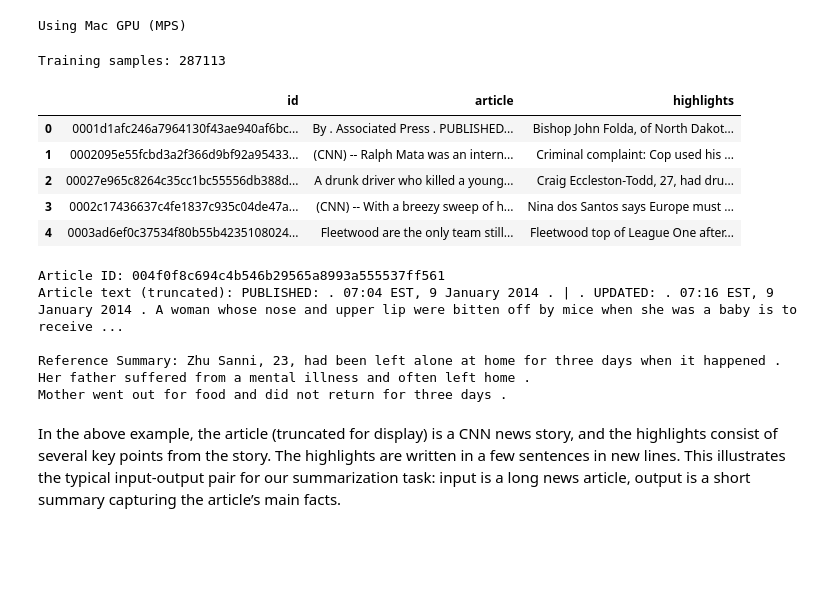
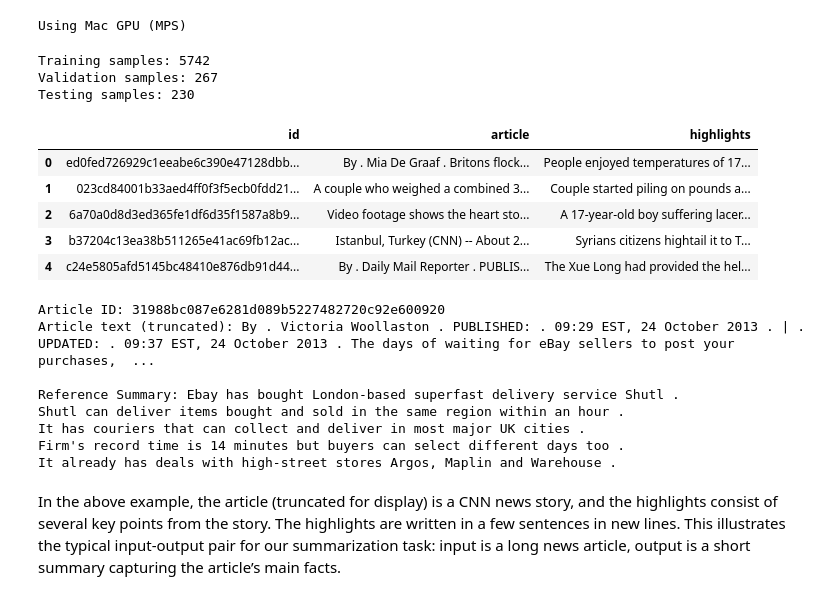
Before and after one commit to BikinGhimire/AITextSummarizer, a Jupyter notebook: Notebooks/Main.ipynb, the cells around one changed output. Cells and saved outputs as stored; diff of their text form; code cells hidden in the pictures; blank space fills up the shorter version.

```diff
--- a/Notebooks/Main.ipynb
+++ b/Notebooks/Main.ipynb
@@ -44,19 +45,28 @@ Using Mac GPU (MPS)
 # %%
 # Load the dataset
 train_df = pd.read_csv('../data/cnn_dailymail/train.csv')
 val_df   = pd.read_csv('../data/cnn_dailymail/validation.csv')
 test_df  = pd.read_csv('../data/cnn_dailymail/test.csv')
 
+# Select 2% of the DataFrame and reset the index without inplace=True
+train_df = train_df.sample(frac=0.02, random_state=42).reset_index(drop=True)
+val_df   = val_df.sample(frac=0.02, random_state=42).reset_index(drop=True)
+test_df  = test_df.sample(frac=0.02, random_state=42).reset_index(drop=True)
+
 print("Training samples:", len(train_df))
+print("Validation samples:", len(val_df))
+print("Testing samples:", len(test_df))
 train_df.head(5)
 # %% [output]
-Training samples: 287113
+Training samples: 5742
+Validation samples: 267
+Testing samples: 230
 |  | id | article | highlights |
-| 0 | 0001d1afc246a7964130f43ae940af6bc... | By . Associated Press . PUBLISHED... | Bishop John Folda, of North Dakot... |
-| 1 | 0002095e55fcbd3a2f366d9bf92a95433... | (CNN) -- Ralph Mata was an intern... | Criminal complaint: Cop used his ... |
-| 2 | 00027e965c8264c35cc1bc55556db388d... | A drunk driver who killed a young... | Craig Eccleston-Todd, 27, had dru... |
-| 3 | 0002c17436637c4fe1837c935c04de47a... | (CNN) -- With a breezy sweep of h... | Nina dos Santos says Europe must ... |
-| 4 | 0003ad6ef0c37534f80b55b4235108024... | Fleetwood are the only team still... | Fleetwood top of League One after... |
+| 0 | ed0fed726929c1eeabe6c390e47128dbb... | By . Mia De Graaf . Britons flock... | People enjoyed temperatures of 17... |
+| 1 | 023cd84001b33aed4ff0f3f5ecb0fdd21... | A couple who weighed a combined 3... | Couple started piling on pounds a... |
+| 2 | 6a70a0d8d3ed365fe1df6d35f1587a8b9... | Video footage shows the heart sto... | A 17-year-old boy suffering lacer... |
+| 3 | b37204c13ea38b511265e41ac69fb12ac... | Istanbul, Turkey (CNN) -- About 2... | Syrians citizens hightail it to T... |
+| 4 | c24e5805afd5145bc48410e876db91d44... | By . Daily Mail Reporter . PUBLIS... | The Xue Long had provided the hel... |
 # %%
 # Show a sample article and its highlights (summary)
 sample = train_df.iloc[96]
@@ -64,12 +74,14 @@ print("Article ID:", sample['id'])
 print("Article text (truncated):", sample['article'][:300], "...")
 print("\nReference Summary:", sample['highlights'])
 # %% [output]
-Article ID: 004f0f8c694c4b546b29565a8993a555537ff561
-Article text (truncated): PUBLISHED: . 07:04 EST, 9 January 2014 . | . UPDATED: . 07:16 EST, 9 January 2014 . A woman whose nose and upper lip were bitten off by mice when she was a baby is to receive ...
+Article ID: 31988bc087e6281d089b5227482720c92e600920
+Article text (truncated): By . Victoria Woollaston . PUBLISHED: . 09:29 EST, 24 October 2013 . | . UPDATED: . 09:37 EST, 24 October 2013 . The days of waiting for eBay sellers to post your purchases,  ...
 
-Reference Summary: Zhu Sanni, 23, had been left alone at home for three days when it happened .
-Her father suffered from a mental illness and often left home .
-Mother went out for food and did not return for three days .
+Reference Summary: Ebay has bought London-based superfast delivery service Shutl .
+Shutl can deliver items bought and sold in the same region within an hour .
+It has couriers that can collect and deliver in most major UK cities .
+Firm's record time is 14 minutes but buyers can select different days too .
+It already has deals with high-street stores Argos, Maplin and Warehouse .
 # %% [markdown]
 In the above example, the article (truncated for display) is a CNN news story, and the highlights consist of several key points from the story. The highlights are written in a few sentences in new lines. This illustrates the typical input-output pair for our summarization task: input is a long news article, output is a short summary capturing the article’s main facts.
 # %% [markdown]
```
Also changed, not shown: parts of 11 cells of this notebook, 1 other file.
